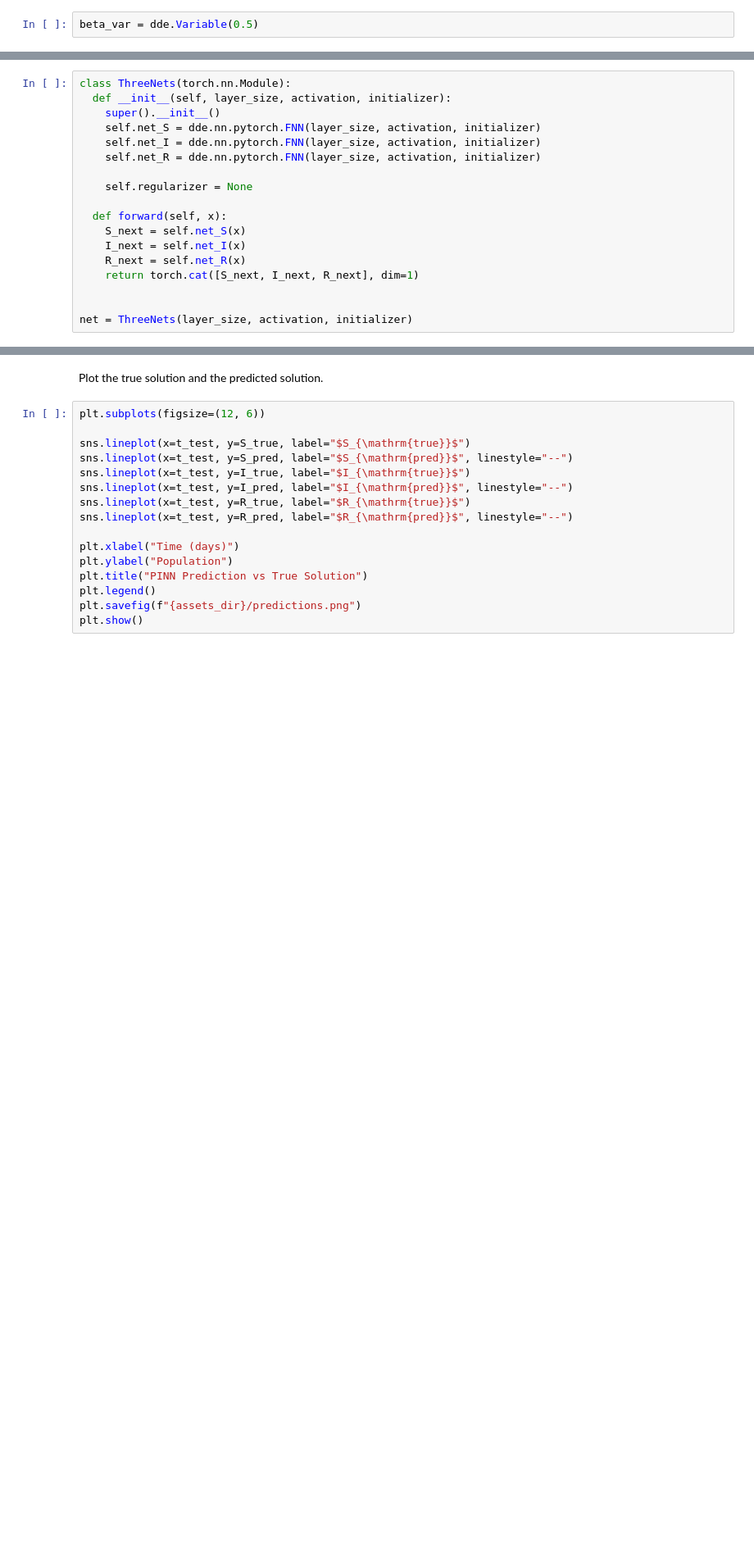
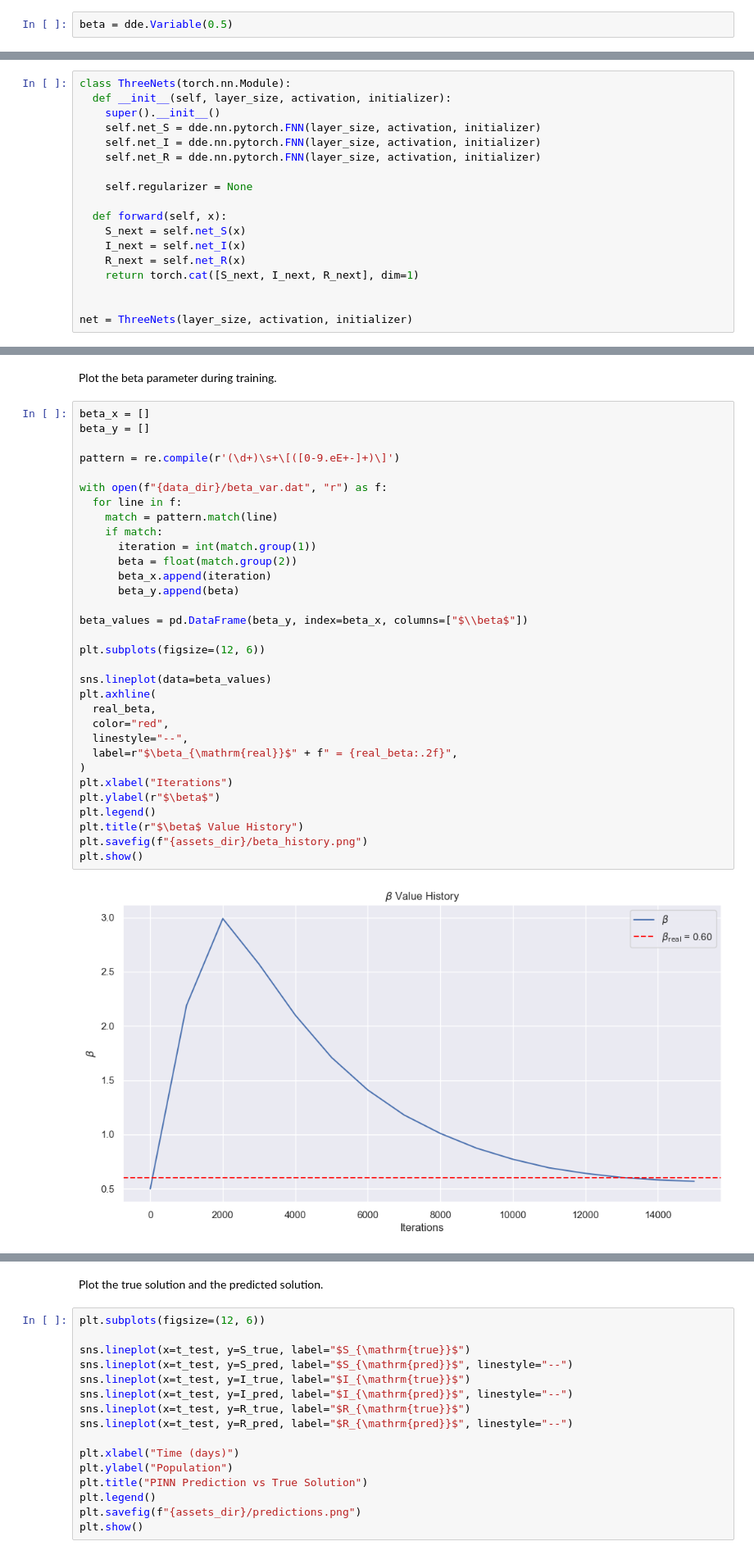
Before and after one commit to GiacomoGuidotto/sir-pinn, a Jupyter notebook: src/contant_rate/joint/joint.ipynb, the cells around one changed output, grey strips where cells are left out. Shown at 82% size. Saved outputs shown, nothing was run; the diff lists cells and outputs as text; blank space fills up the shorter version.

```diff
--- a/src/contant_rate/joint/joint.ipynb
+++ b/src/contant_rate/joint/joint.ipynb
@@ -205,7 +184,7 @@ geom = dde.geometry.TimeDomain(scale_time(T0), scale_time(TF))
 # %% [markdown]
 Define the beta parameter as a trainable variable with initial guess.
 # %%
-beta_var = dde.Variable(0.5)
+beta = dde.Variable(0.5)
 # %% [markdown]
 Define the ODE system, adjusted to use the scaled data.
 # %%
@@ -349 +340,37 @@ Saving test data to data/test.dat ...
+# %% [markdown]
+Plot the beta parameter during training.
+# %%
+beta_x = []
+beta_y = []
+
+pattern = re.compile(r'(\d+)\s+\[([0-9.eE+-]+)\]')
+
+with open(f"{data_dir}/beta_var.dat", "r") as f:
+  for line in f:
+    match = pattern.match(line)
+    if match:
+      iteration = int(match.group(1))
+      beta = float(match.group(2))
+      beta_x.append(iteration)
+      beta_y.append(beta)
+
+beta_values = pd.DataFrame(beta_y, index=beta_x, columns=["$\\beta$"])
+
+plt.subplots(figsize=(12, 6))
+
+sns.lineplot(data=beta_values)
+plt.axhline(
+  real_beta,
+  color="red",
+  linestyle="--",
+  label=r"$\beta_{\mathrm{real}}$" + f" = {real_beta:.2f}",
+)
+plt.xlabel("Iterations")
+plt.ylabel(r"$\beta$")
+plt.legend()
+plt.title(r"$\beta$ Value History")
+plt.savefig(f"{assets_dir}/beta_history.png")
+plt.show()
+# %% [output]
+[figure, added]
 # %% [markdown]
```
Also changed, not shown: parts of 38 cells of this notebook, 9 other files.
